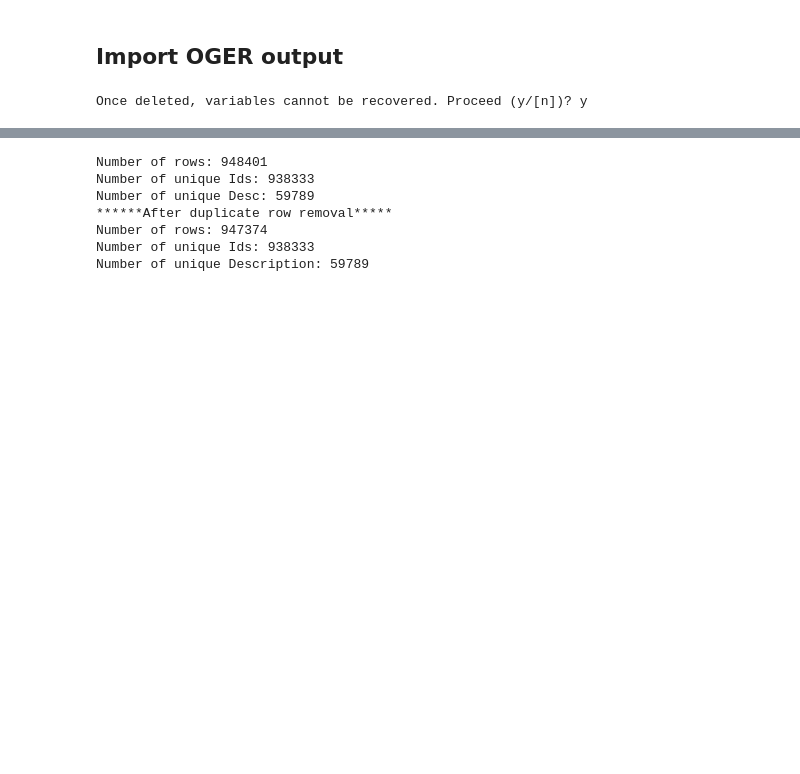
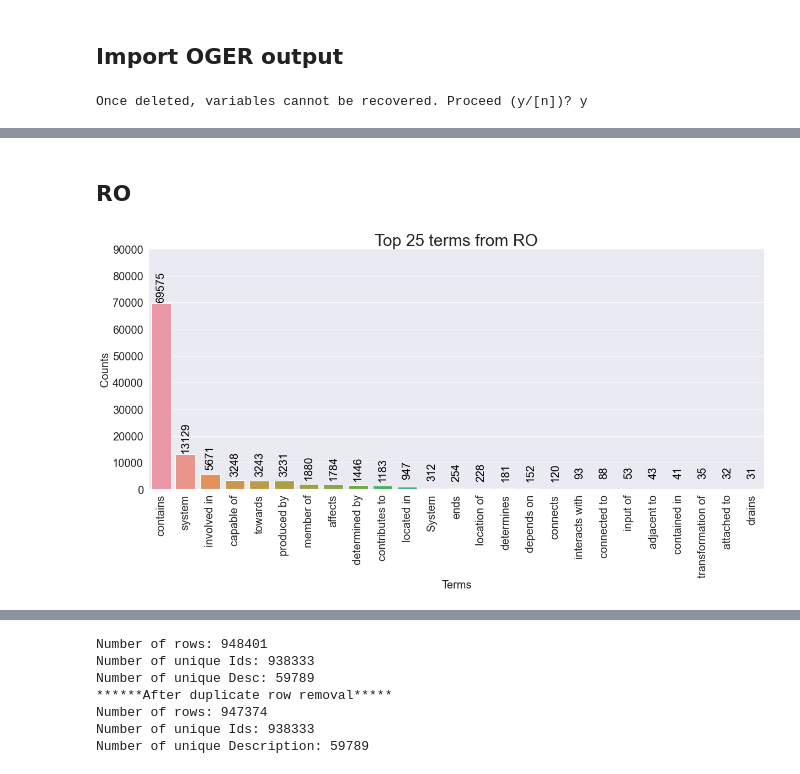
Before and after one commit to INCATools/biosample-analysis, a Jupyter notebook: src/notebooks/OGER-PostprocessingSandbox.ipynb, the cells around one changed output, grey strips where cells are left out. Drawn from its saved outputs; the diff is of its cells as text; code cells hidden in the pictures; blank space fills up the shorter version.

```diff
--- a/src/notebooks/OGER-PostprocessingSandbox.ipynb
+++ b/src/notebooks/OGER-PostprocessingSandbox.ipynb
@@ -33,0 +99,7 @@ Total number of rows:  2386121
+# %% [markdown]
+## RO
+# %%
+nlpRoAx = drawPlot('RO', 25)
+annotatePlot(nlpRoAx, 90000, 90, 30)
+# %% [output]
+[figure, added]
```
Also changed, not shown: parts of 34 cells of this notebook.
